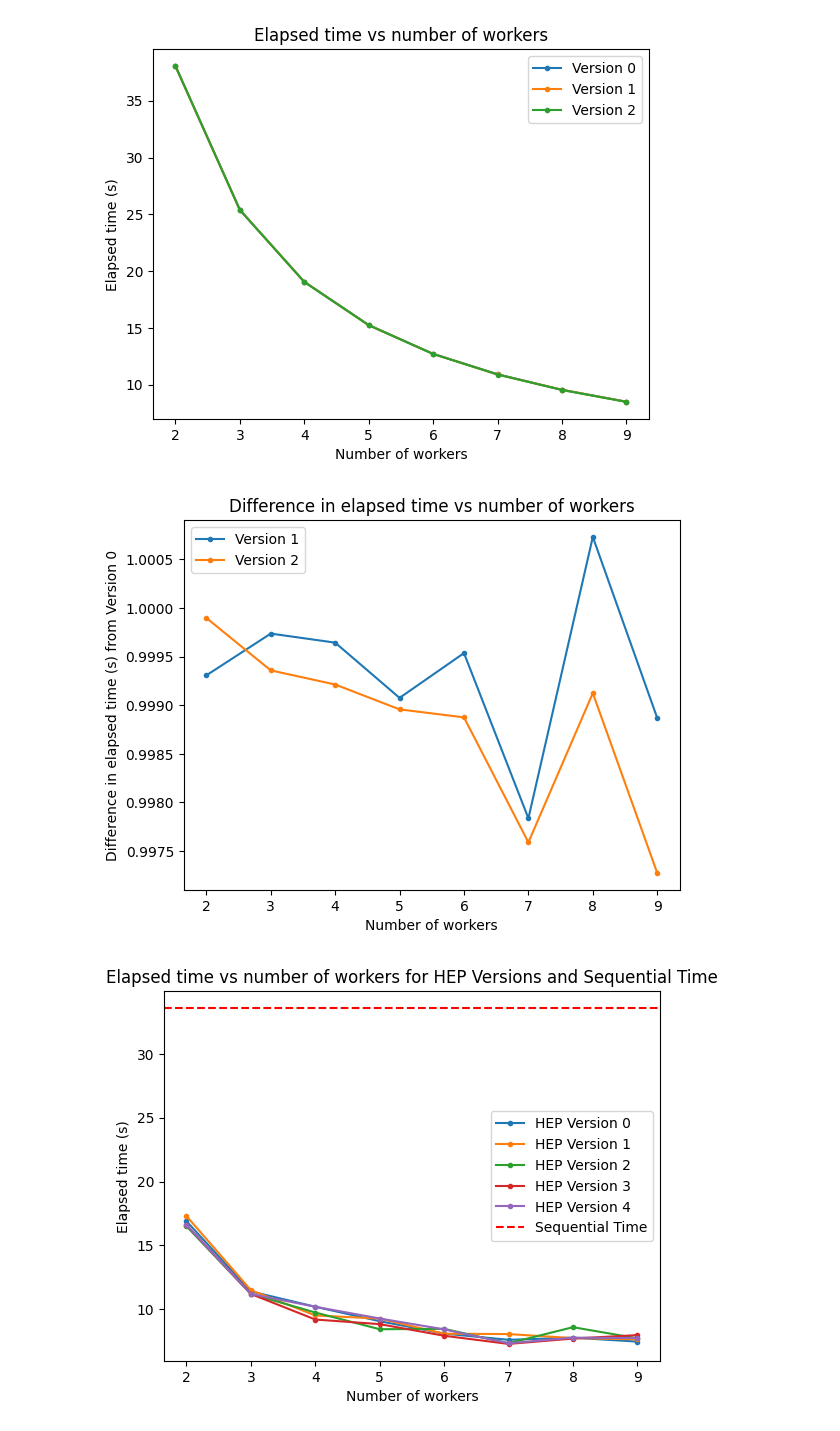
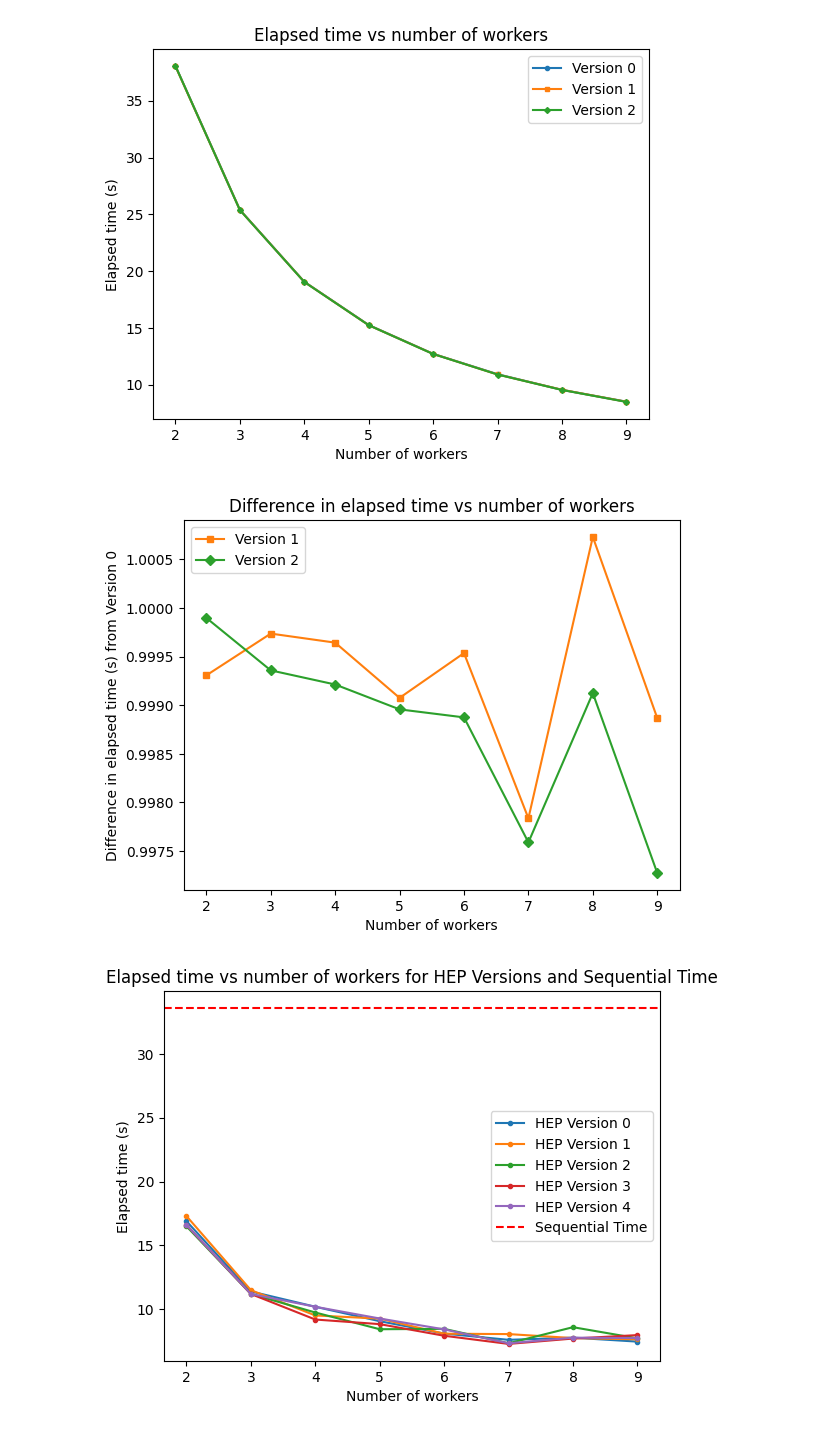
Before and after one commit to Fragaini01/HPPC_week3, a Jupyter notebook: week3/reader1.ipynb, the cells around one changed output. Drawn from its saved outputs; the diff is of its cells as text; code cells hidden in the pictures.

```diff
--- a/week3/reader1.ipynb
+++ b/week3/reader1.ipynb
@@ -30,9 +30,12 @@ for version in versions:
 # %%
 df = pd.DataFrame(times, columns=['version', 'workers', 'elapsed_time'])
 df['elapsed_time'] = df['elapsed_time'].astype(float)
-for version in df['version'].unique():
+markers = ["o", "s", "D", "^", "v", "<", ">", "p", "*", "h"]
+
+
+for i, version in enumerate(df['version'].unique()):
     df_version = df[df['version'] == version]
-    plt.plot(df_version['workers'], df_version['elapsed_time'], marker='o', markersize = 3,  label=f'Version {version}')
+    plt.plot(df_version['workers'], df_version['elapsed_time'], marker=markers[i % len(markers)], markersize=3, label=f'Version {version}', color=colors[i % len(colors)])
 
 plt.xlabel('Number of workers')
 plt.ylabel('Elapsed time (s)')
@@ -44,19 +47,19 @@ plt.show()
 # %%
 df_version_0 = df[df['version'] == 0].set_index('workers')['elapsed_time']
 df['diff_from_v0'] = df.apply(lambda row: row['elapsed_time'] / df_version_0[row['workers']], axis=1)
 
-for version in df['version'].unique():
+for i, version in enumerate(df['version'].unique()):
     if version != 0:
         df_version = df[df['version'] == version]
-        plt.plot(df_version['workers'], df_version['diff_from_v0'], marker='o', markersize=3, label=f'Version {version}')
+        plt.plot(df_version['workers'], df_version['diff_from_v0'], marker=markers[i % len(markers)], markersize=5, label=f'Version {version}', color=colors[i % len(colors)])
 
 plt.xlabel('Number of workers')
 plt.ylabel('Difference in elapsed time (s) from Version 0')
 plt.title('Difference in elapsed time vs number of workers')
 plt.legend()
 plt.show()
 # %% [output]
-[figure, old version]
+[figure, new version]
 # %%
 versions = [0,1,2, 3,4]
 workers = [2, 3, 4, 5, 6, 7, 8, 9]
```
